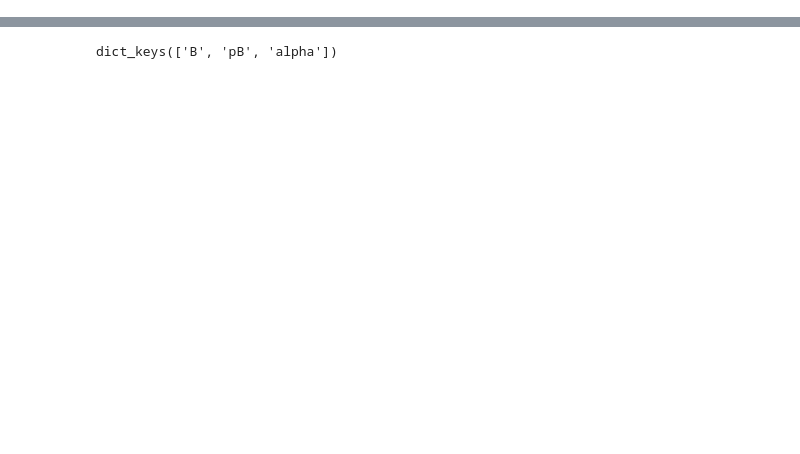
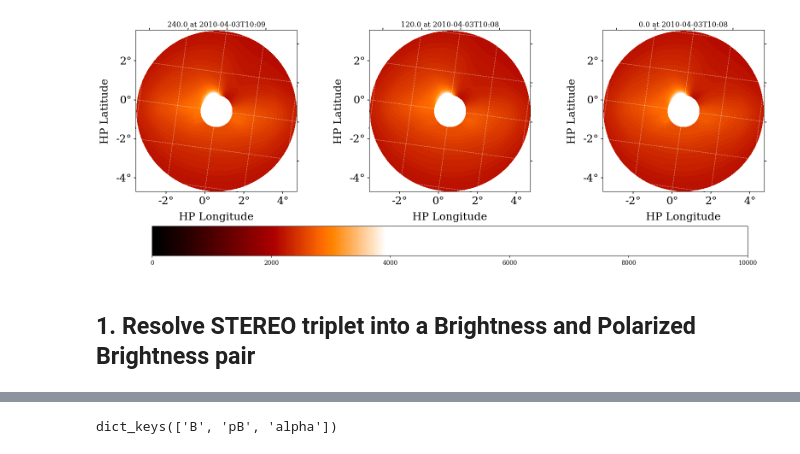
Before and after one commit to punch-mission/solpolpy, a Jupyter notebook: docs/source/example.ipynb, the cells around one changed output, grey strips where cells are left out. Drawn from its saved outputs; the diff is of its cells as text; code cells hidden in the pictures; blank space fills up the shorter version.

```diff
--- a/docs/source/example.ipynb
+++ b/docs/source/example.ipynb
@@ -210,0 +29,2 @@ solpolpy uses SunPy's ndcube.NDCollection to store datasets, the output datasets
+# %%
+stereo_paths = glob.glob('data/stereo*.fts')
@@ -210,0 +33,2 @@ solpolpy uses SunPy's ndcube.NDCollection to store datasets, the output datasets
+# %%
+stereo_collection = load_data(stereo_paths, use_instrument_mask=True)
@@ -210,0 +118,13 @@ solpolpy uses SunPy's ndcube.NDCollection to store datasets, the output datasets
+# %%
+cmap = get_colormap_str(stereo_collection['angle_1'].meta)
+plot_collection(stereo_collection,
+                figsize=(20, 7),
+                vmin=0,
+                vmax=10_000,
+                cmap=cmap,
+                show_colorbar=True)
+plt.show()
+# %% [output]
+[figure, added]
+# %% [markdown]
+## 1. Resolve STEREO triplet into a Brightness and Polarized Brightness pair
```
Also changed, not shown: parts of 57 cells of this notebook, 8 other files.
